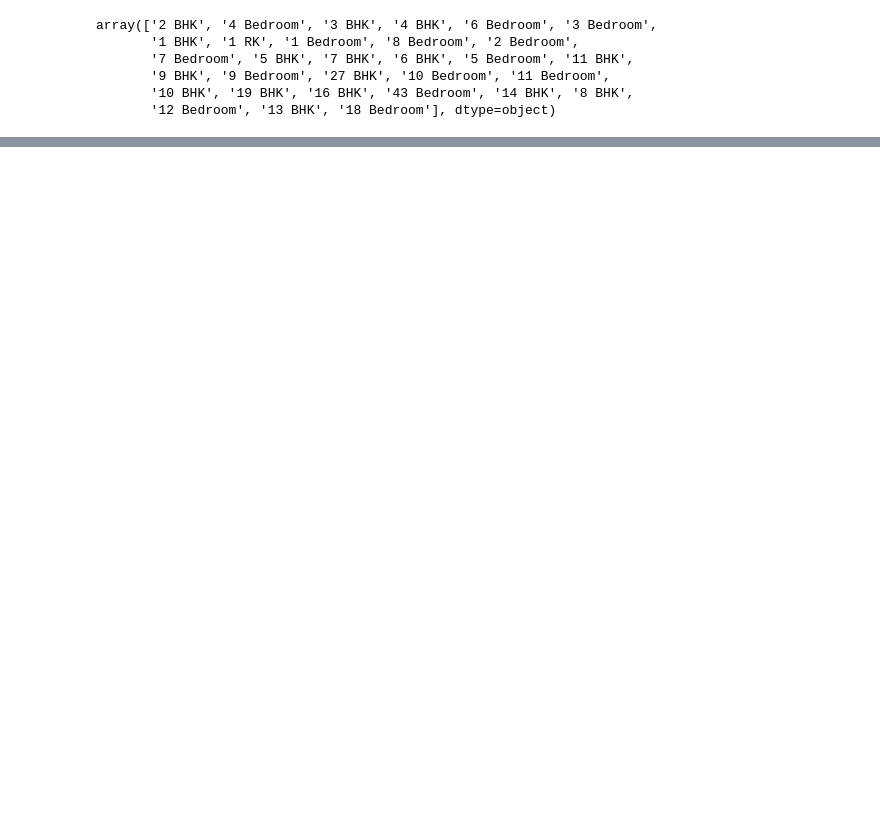
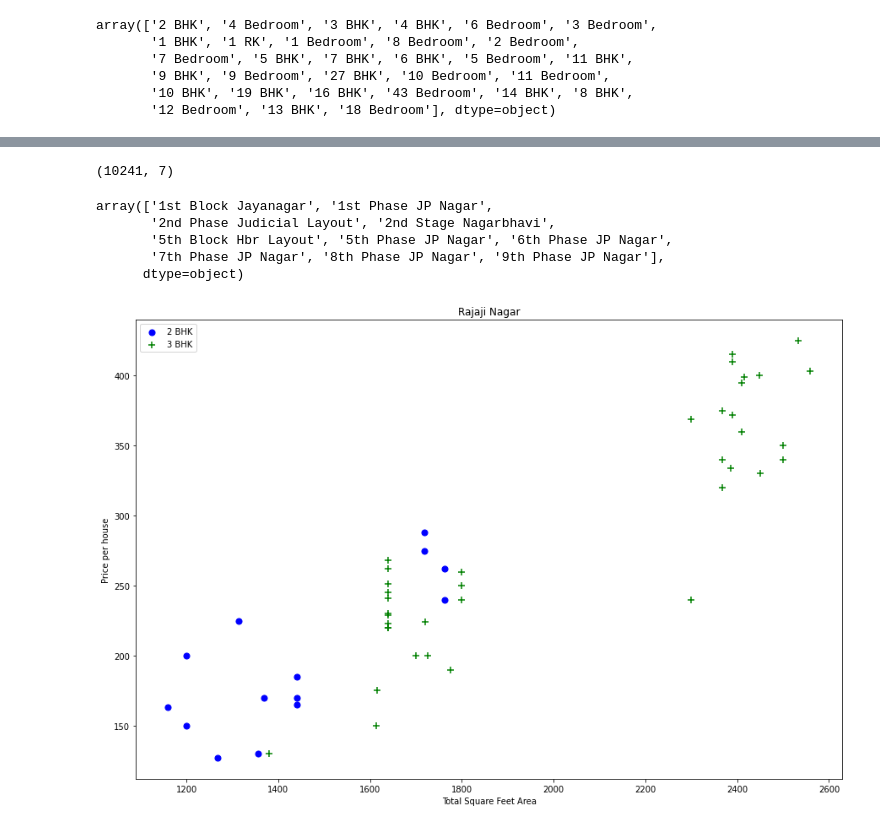
Before and after one commit to harsh-k-thakur/BangloreHousePricePrediction, a Jupyter notebook: code/price_prediction.ipynb, the cells around one changed output, grey strips where cells are left out. Drawn from its saved outputs; the diff is of its cells as text; code cells hidden in the pictures; blank space fills up the shorter version.

```diff
--- a/code/price_prediction.ipynb
+++ b/code/price_prediction.ipynb
@@ -177,0 +397,3 @@ df3.head()
+# %%
+df6 = df5[~(df5["total_sqft"]/df5["bhk"] < 300)]
+df6.shape
@@ -177,0 +415,47 @@ df3.head()
+# %%
+# Let's filter our the data with one standard deviation
+# We will do such outlier removal per different location
+# As our general knowledge says, that some areas are costlier than other
+# In our model also we will aply the same domain knowledge to make our data clean
+def remove_price_per_sqft_outliers(df):
+    df_out = pd.DataFrame()
+    for key, sub_df in df.groupby('location'):
+        m = np.mean(sub_df["price_per_sqft"])
+        st = np.std(sub_df["price_per_sqft"])
+        reduced_df = sub_df[(sub_df["price_per_sqft"]>(m-st)) & (sub_df["price_per_sqft"]<=(m+st))]
+        df_out = pd.concat([df_out, reduced_df], ignore_index=True)
+
+    return df_out
+# %%
+df7 = remove_price_per_sqft_outliers(df6)
+df7.shape
+# %% [output]
+(10241, 7)
+# %%
+# Looking at the Data, we can see that
+# There are many cases were 2BHK apartments are costlier than 3BHK houses
+# Let's visualize this using scatter plot
+def plot_disparity_price_chart(df, location):
+    bhk2 = df[(df["location"]==location) & (df["bhk"]==2)]
+    bhk3 = df[(df["location"]==location) & (df["bhk"]==3)]
+
+    plt.figure(figsize=(15, 10))
+    plt.scatter(bhk2["total_sqft"], bhk2["price"], color="blue", label="2 BHK", s=50)
+    plt.scatter(bhk3["total_sqft"], bhk3["price"], marker="+", color="green", label="3 BHK", s=50)
+    plt.xlabel("Total Square Feet Area")
+    plt.ylabel("Price per house")
+    plt.title(location)
+    plt.legend()
+    plt.show()
+# %%
+df7["location"].unique()[:10]
+# %% [output]
+array(['1st Block Jayanagar', '1st Phase JP Nagar',
+       '2nd Phase Judicial Layout', '2nd Stage Nagarbhavi',
+       '5th Block Hbr Layout', '5th Phase JP Nagar', '6th Phase JP Nagar',
+       '7th Phase JP Nagar', '8th Phase JP Nagar', '9th Phase JP Nagar'],
+      dtype=object)
+# %%
+plot_disparity_price_chart(df7, "Rajaji Nagar")
+# %% [output]
+[figure, added]
```
Also changed, not shown: parts of 65 cells of this notebook.
